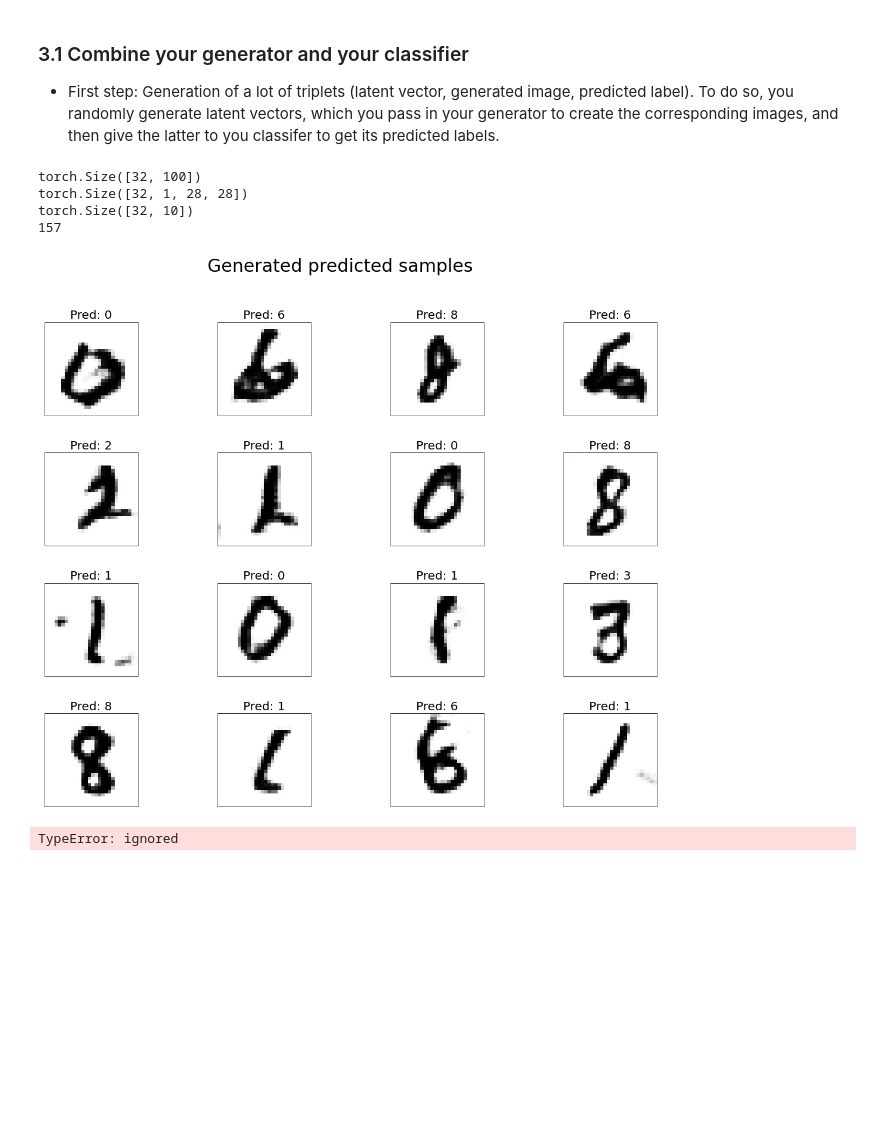
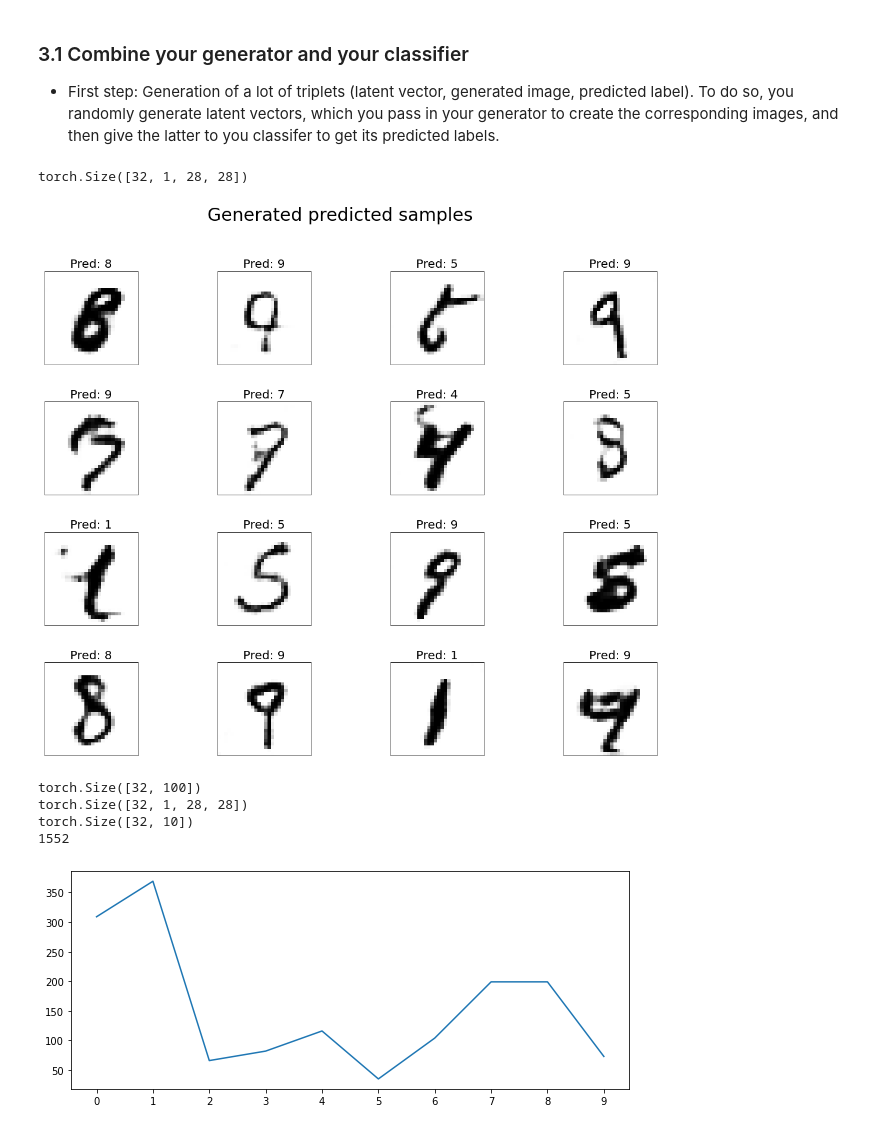
Before and after one commit to Pietro-Gavazzi/linma2472-project, a Jupyter notebook: project3/part3.ipynb, the cells around one changed output. Drawn from its saved outputs; the diff is of its cells as text; code cells hidden in the pictures; blank space fills up the shorter version.

```diff
--- a/project3/part3.ipynb
+++ b/project3/part3.ipynb
@@ -363,8 +363,34 @@ torch.Size([32, 1, 28, 28])
 ### 3.1 Combine your generator and your classifier
 
 - First step: Generation of a lot of triplets (latent vector, generated image, predicted label). To do so, you randomly generate latent vectors, which you pass in your generator to create the corresponding images, and then give the latter to you classifer to get its predicted labels.
+# %%
+#now we pass rlvs_lot through the image generator
+#print(rlvs_lot)--> i just wanted to check it, ignore it
+
+date_time = ""
+genname = "gen5"
+disname = "dis5"
+cnnname = "cnn_5_epochs"
+
+generator = Generator(dim_latent_space)
+discriminator = Discriminator()
+cnn = CNN(n_classes)
+
+#loading the generator, discriminator and cnn model (classifier)
+generator =  loadModel(generator, genname, date_time)
+discriminator = loadModel(discriminator, disname, date_time)
+cnn = loadModel(cnn, cnnname, date_time)
+
+
+
+generator.eval()
+discriminator.eval()
+cnn.eval()
+# %% [output]
+torch.Size([32, 1, 28, 28])
+[figure, added]
 # %%
-nb_el = 20
+nb_el = 200
 list_lat_vec = []
 list_images = []
 list_lab = []
@@ -374,70 +400,40 @@ thresh = 0.9
 
 for i in range(nb_el):
   list_lat_vec.append(generate_latent_vectors(dim_latent_space, batch_size))
   list_images.append(generator(list_lat_vec[i]))
   list_lab.append(cnn(list_images[i]))
 
 print(list_lat_vec[0].shape)
 print(list_images[0].shape)
 print(list_lab[0].shape)
 
 flist_lat_vec = []
 flist_images = []
 flist_lab = []
 
+nbnb = np.zeros(n_classes)
 
 for i in range(nb_el):
   #  predicted_labels, probabilities, certainty
   prob = cnn.predictLabels(list_lab[i])
   # print((prob))
   for j in range(batch_size):
     if prob[2][j].item()> thresh:
       flist_lat_vec.append(list_lat_vec[i][j])
       flist_images.append(list_images[i][j])
       flist_lab.append(prob[0][j].item())
+      nbnb[flist_lab[-1]] +=1
 print(len(flist_lat_vec))
 
-
-gen_im = torch.stack(flist_images)
-pred_lb = torch.tensor(flist_lab)
-showImages(gen_im, generated=1, predicted_labels=pred_lb, predicted=1, epoch=7)
+f = plt.figure()
+f.set_figwidth(10)
+ax1 = plt.subplot()
+ax1.set_xticks(np.arange(n_classes))
+ax1.plot(nbnb)
+f.show()
 # %% [output]
 torch.Size([32, 100])
 torch.Size([32, 1, 28, 28])
 torch.Size([32, 10])
-157
+1552
-[figure, old version]
+[figure, new version]
-# %%
-#now we pass rlvs_lot through the image generator
-#print(rlvs_lot)--> i just wanted to check it, ignore it
-
-date_time = ""
-genname = "gen5"
-disname = "dis5"
-cnnname = "cnn_5_epochs"
-
-generator = Generator(dim_latent_space)
-discriminator = Discriminator()
-cnn = CNN(n_classes)
-
-#loading the generator, discriminator and cnn model (classifier)
-generator =  loadModel(generator, genname, date_time)
-discriminator = loadModel(discriminator, disname, date_time)
-cnn = loadModel(cnn, cnnname, date_time)
-
-
-
-generator.eval()
-cnn.eval()
-#latent_vectors = generate_latent_vectors(dim_latent_space, batch_size).to(device)
-#generated_images = generator(latent_vectors).to(device)
-#rlvs_lot = torch.tensor(rlvs_lot)
-generated_images = generator(rlvs_lot).to(device)
-
-labels = cnn(generated_images)
-pl = cnn.predictLabels(labels)[0]
-
-print(generated_images.shape)
-showImages(generated_images, generated=1, predicted_labels=pl, predicted=1, epoch=7)
-# %% [output]
-TypeError: ignored
```
Also changed, not shown: parts of 3 cells of this notebook.
